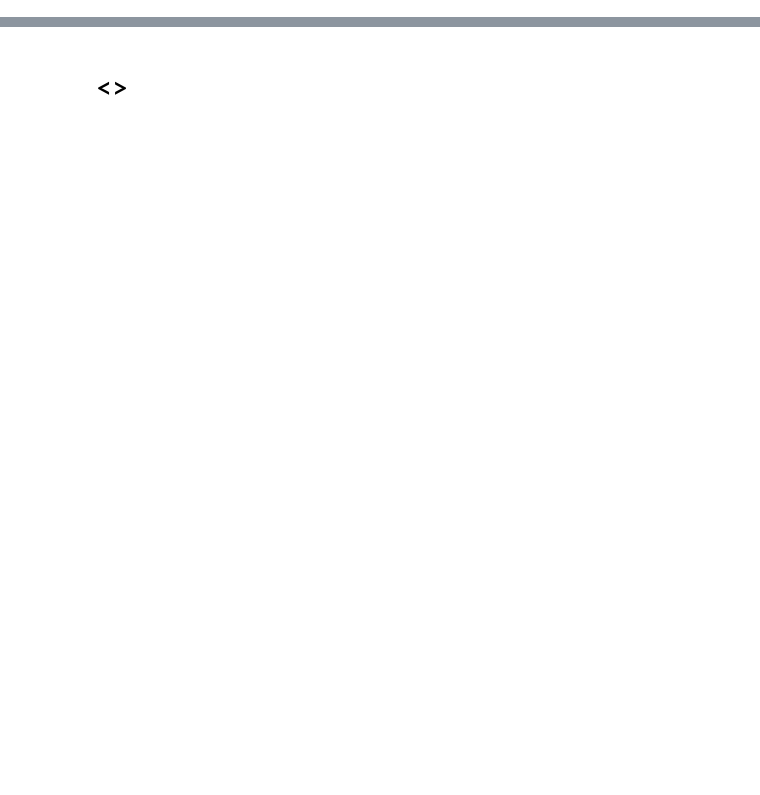
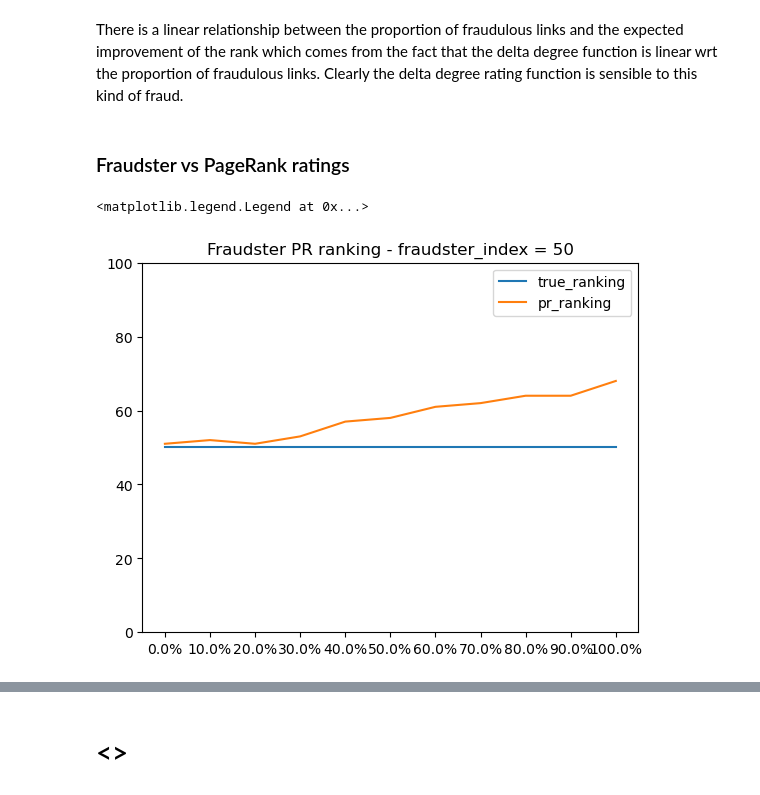
Before and after one commit to PierrickLeroy/mma-graph, a Jupyter notebook: synthetic.ipynb, the cells around one changed output, grey strips where cells are left out. Drawn from its saved outputs; the diff is of its cells as text; code cells hidden in the pictures; blank space fills up the shorter version.

```diff
--- a/synthetic.ipynb
+++ b/synthetic.ipynb
@@ -9,0 +66,30 @@ import pandas as pd
+# %% [markdown]
+There is a linear relationship between the proportion of fraudulous links and the expected improvement of the rank which comes from the fact that the delta degree function is linear wrt the proportion of fraudulous links. Clearly the delta degree rating function is sensible to this kind of fraud.
+# %% [markdown]
+### Fraudster vs PageRank ratings
+# %%
+N = 100
+DISTRIBUTION = uniform
+P = 10/N
+FRAUDSTER_INDEX = round(N/2)
+FRAUDSTER_STRENGTH = None  # or DISTRIBUTION.expect()
+
+list_fraud_probabilities = [round(x,2) for x in list(np.linspace(0,1,11))]
+list_series_pr = []
+for proba in list_fraud_probabilities:
+    l = []
+    for _ in range(100):
+        G = ap.generate_network(n=N, p=P, distribution=DISTRIBUTION, fraudster_index=FRAUDSTER_INDEX, fraudster_strength=FRAUDSTER_STRENGTH,
+                                fraud_probability=proba)
+        l.append(pd.Series(nx.pagerank(G, alpha=0.85)).sort_index())
+    list_series_pr.append(pd.concat(l, axis=1).mean(axis=1).sort_index())
+
+plt.title(f"Fraudster PR ranking - fraudster_index = {FRAUDSTER_INDEX}")
+plt.plot([FRAUDSTER_INDEX for _ in list_series_pr], label="true_ranking")
+plt.plot([np.nonzero(l.sort_values().index == FRAUDSTER_INDEX)[0][0] for l in list_series_pr], label="pr_ranking")
+plt.ylim([0,N])
+plt.xticks(range(len(list_fraud_probabilities)), [f"{100*x}%" for x in list_fraud_probabilities])
+plt.legend()
+# %% [output]
+<matplotlib.legend.Legend at 0x...>
+[figure, added]
```
Also changed, not shown: parts of 17 cells of this notebook, 3 other files.
